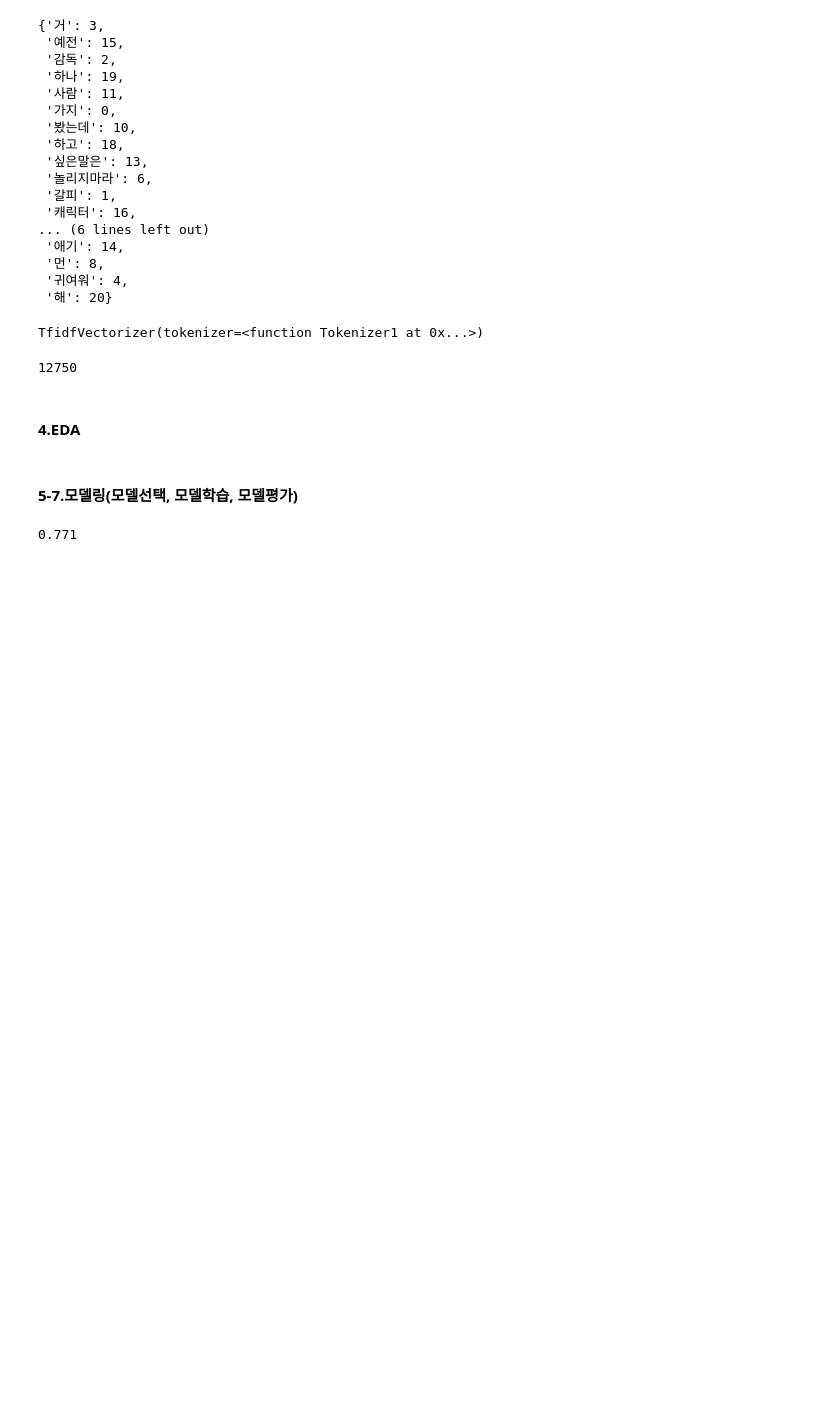
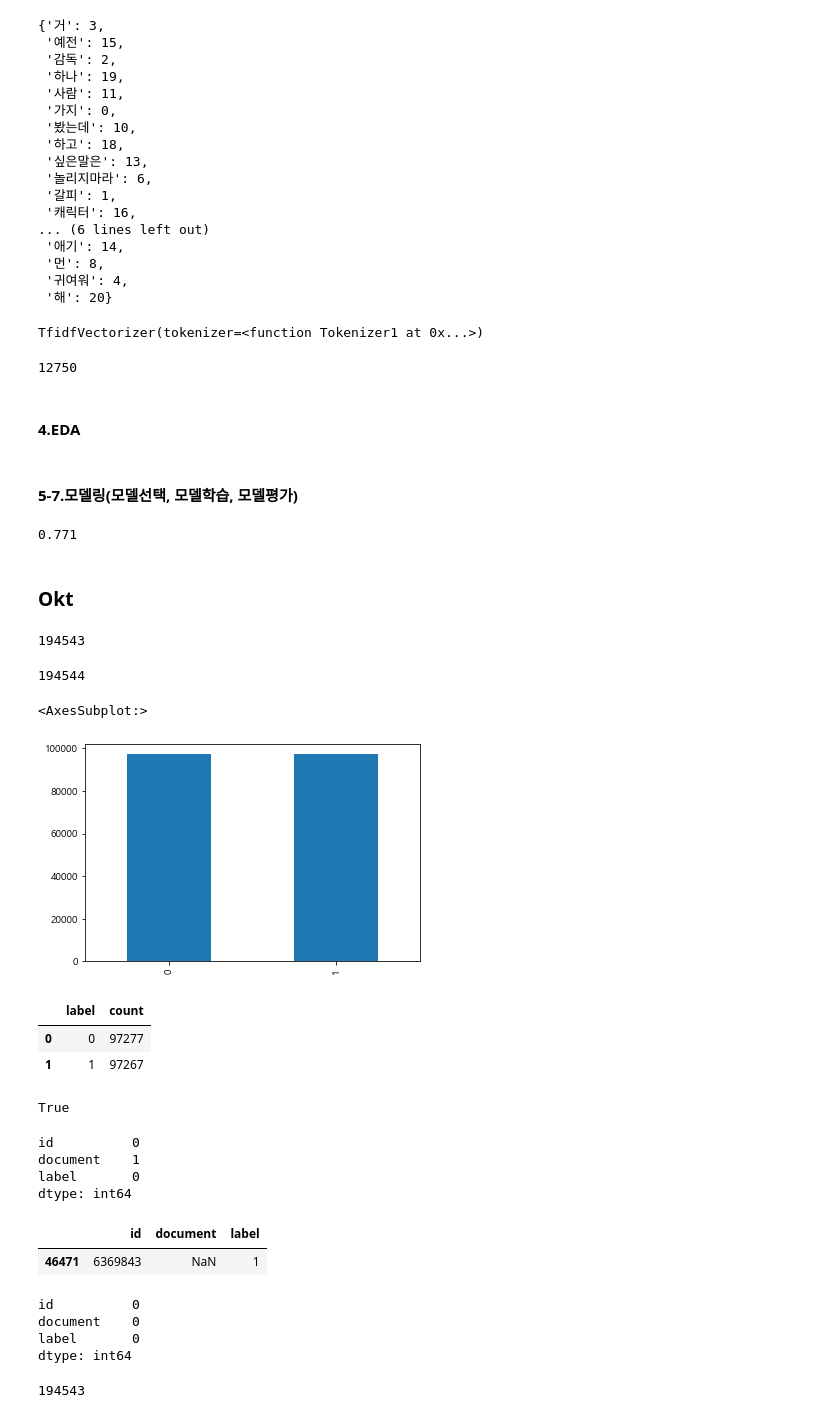
Before and after one commit to shinwoejin/Python, a Jupyter notebook: 10월 파이썬수업/빅데이터, 머신러닝/221028_1.ipynb, the cells around one changed output. Saved outputs shown, nothing was run; the diff lists cells and outputs as text; code cells hidden in the pictures; blank space fills up the shorter version.

```diff
--- a/10월 파이썬수업/빅데이터, 머신러닝/221028_1.ipynb
+++ b/10월 파이썬수업/빅데이터, 머신러닝/221028_1.ipynb
@@ -439,3 +425,71 @@ lr.fit(x_train, y_train)
 lr.score(x_test, y_test)
 # %% [output]
 0.771
+# %% [markdown]
+### Okt
+# %%
+import matplotlib.pyplot as plt
+plt.rcParams['font.family']='Malgun Gothic'
+plt.rcParams['axes.unicode_minus']=False
+plt.rcParams['image.cmap'] = 'gray'
+# 경고창 피하는 코드
+import warnings
+warnings.filterwarnings("ignore", category = FutureWarning)
+import numpy as np
+import pandas as pd
+import re
+from konlpy.tag import Okt
+from tqdm import tqdm
+# %%
+data = pd.read_table('ratings.txt')
+data['document'].nunique()
+# %% [output]
+194543
+# %%
+#중복 제거
+data.drop_duplicates(subset=['document'], inplace=True)
+# %%
+len(data)
+# %% [output]
+194544
+# %%
+data['label'].value_counts().plot(kind='bar')
+# %% [output]
+<AxesSubplot:>
+[figure, added]
+# %%
+data.groupby('label').size().reset_index(name='count')
+# %% [output]
+|  | label | count |
+| 0 | 0 | 97277 |
+| 1 | 1 | 97267 |
+# %%
+#null값이 있다는 뜻
+data.isnull().values.any()
+# %% [output]
+True
+# %%
+data.isnull().sum()
+# %% [output]
+id          0
+document    1
+label       0
+dtype: int64
+# %%
+#null값 확인
+data.loc[data.document.isnull()]
+# %% [output]
+|  | id | document | label |
+| 46471 | 6369843 | NaN | 1 |
+# %%
+data.dropna(inplace=True) #삭제
+data.isnull().sum()
+# %% [output]
+id          0
+document    0
+label       0
+dtype: int64
+# %%
+len(data)
+# %% [output]
+194543
```
Also changed, not shown: parts of 22 cells of this notebook, 3 other files.
